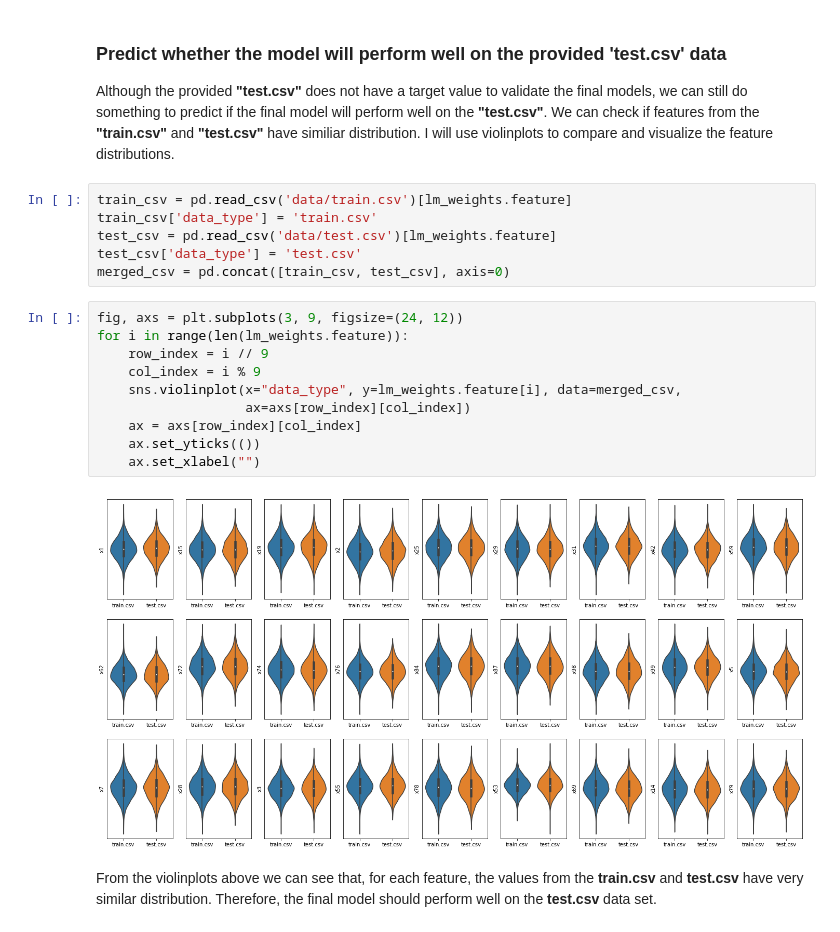
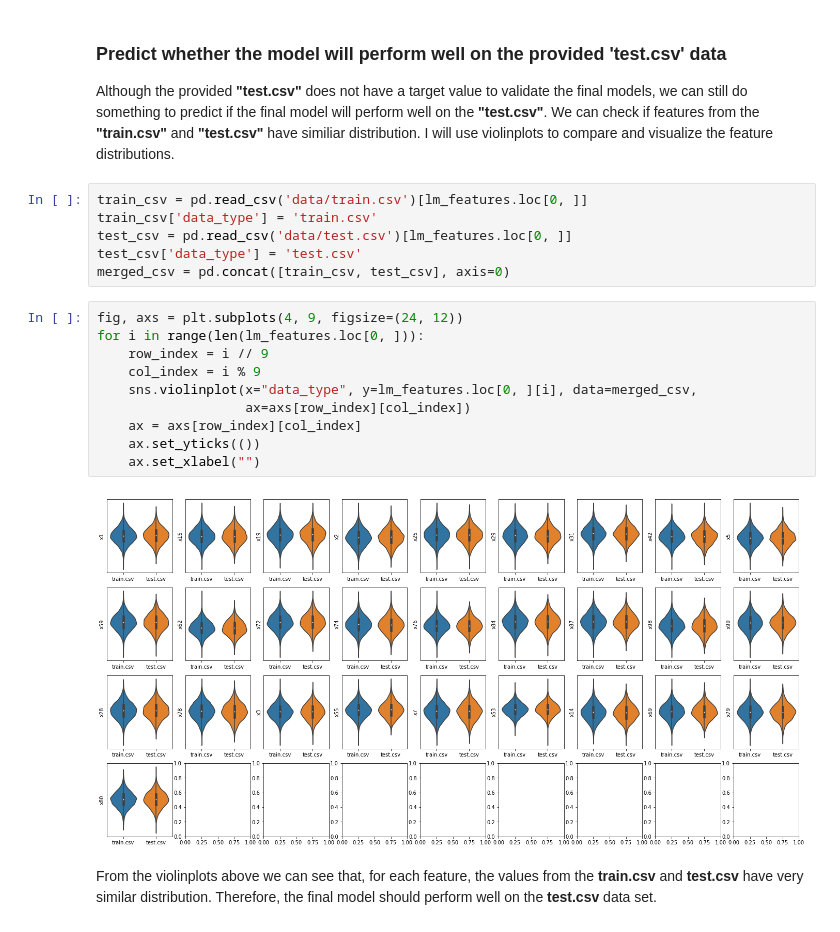
Before and after one commit to MingChen0919/cryoocyte_test_project, a Jupyter notebook: project-analysis.ipynb, the cells around one changed output. Cells and saved outputs as stored; diff of their text form.

```diff
--- a/project-analysis.ipynb
+++ b/project-analysis.ipynb
@@ -382,23 +383,23 @@ plt.show()
 
 Although the provided **"test.csv"** does not have a target value to validate the final models, we can still do something to predict if the final model will perform well on the **"test.csv"**. We can check if features from the **"train.csv"** and **"test.csv"** have similiar distribution. I will use violinplots to compare and visualize the feature distributions.
 # %%
-train_csv = pd.read_csv('data/train.csv')[lm_weights.feature]
+train_csv = pd.read_csv('data/train.csv')[lm_features.loc[0, ]]
 train_csv['data_type'] = 'train.csv'
-test_csv = pd.read_csv('data/test.csv')[lm_weights.feature]
+test_csv = pd.read_csv('data/test.csv')[lm_features.loc[0, ]]
 test_csv['data_type'] = 'test.csv'
 merged_csv = pd.concat([train_csv, test_csv], axis=0)
 # %%
-fig, axs = plt.subplots(3, 9, figsize=(24, 12))
-for i in range(len(lm_weights.feature)):
+fig, axs = plt.subplots(4, 9, figsize=(24, 12))
+for i in range(len(lm_features.loc[0, ])):
     row_index = i // 9
     col_index = i % 9
-    sns.violinplot(x="data_type", y=lm_weights.feature[i], data=merged_csv,
+    sns.violinplot(x="data_type", y=lm_features.loc[0, ][i], data=merged_csv,
                    ax=axs[row_index][col_index])
     ax = axs[row_index][col_index]
     ax.set_yticks(())
     ax.set_xlabel("")
 # %% [output]
-[figure, old version]
+[figure, new version]
 # %% [markdown]
 From the violinplots above we can see that, for each feature, the values from the **train.csv** and **test.csv** have very similar distribution. Therefore, the final model should perform well on the **test.csv** data set.
 # %% [markdown]
```
Also changed, not shown: parts of 8 cells of this notebook, 1 other file.
